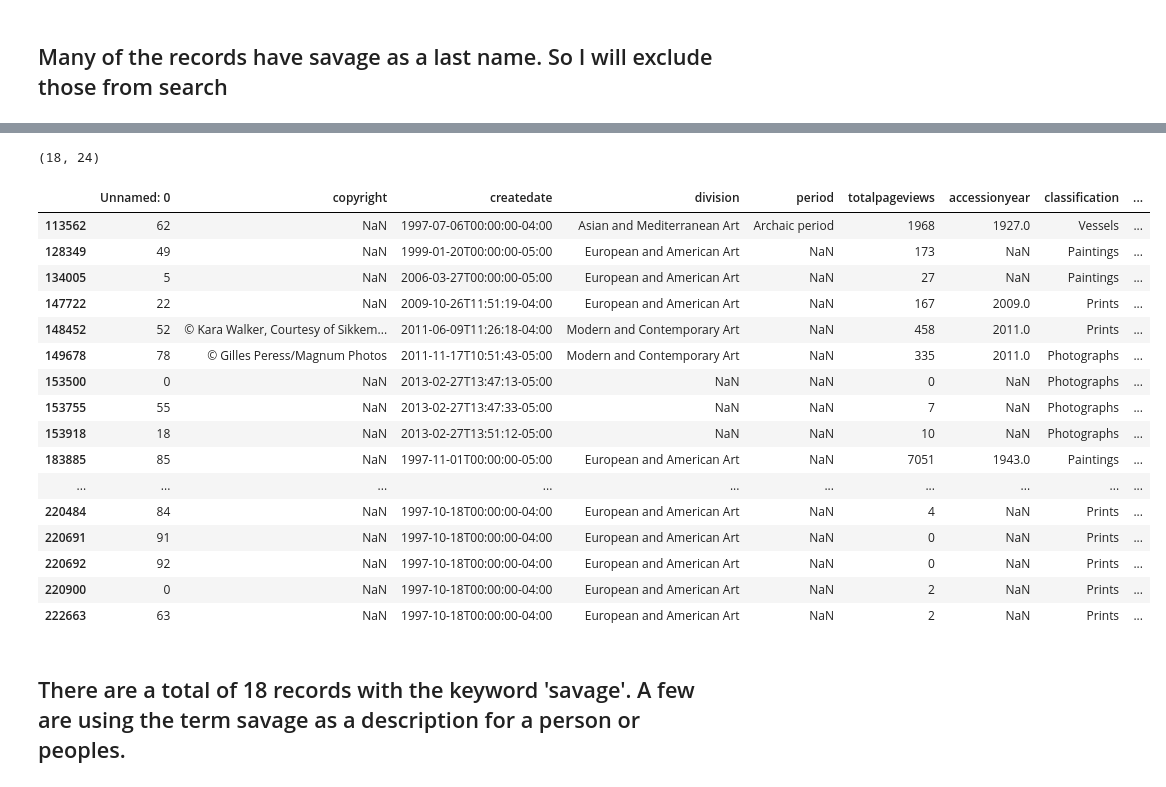
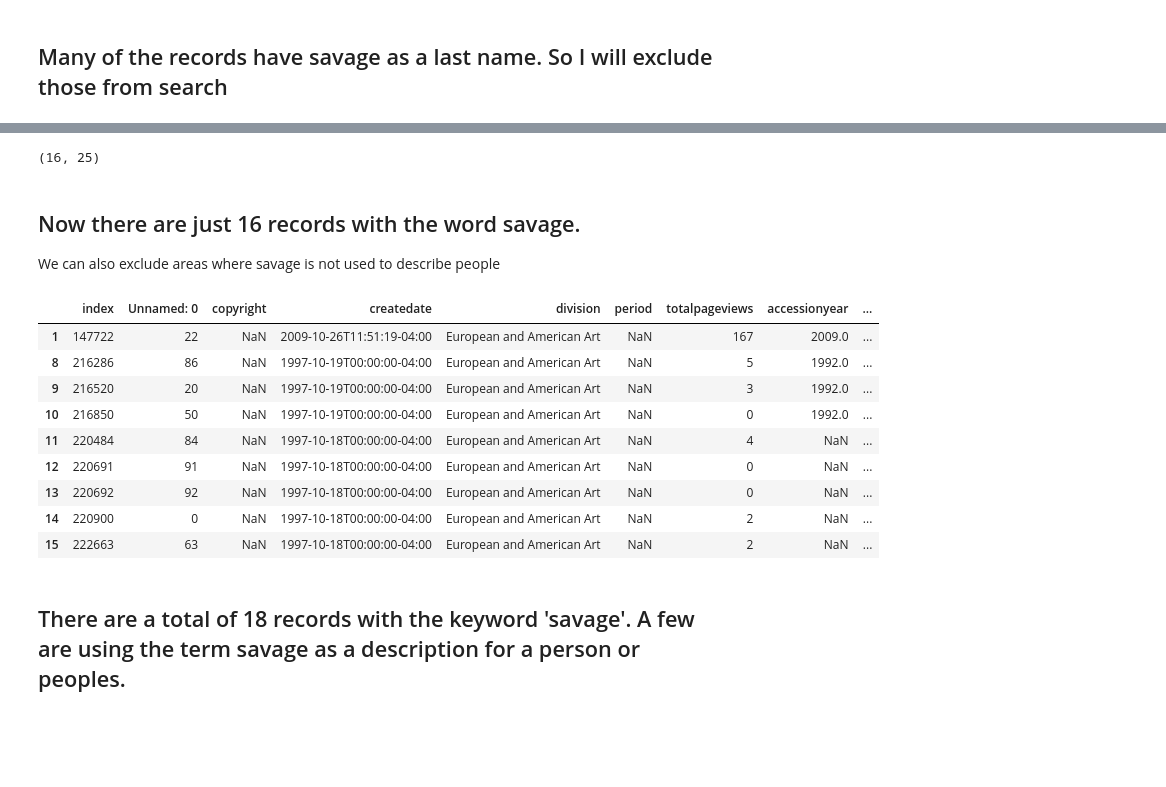
Before and after one commit to bridget-mullen/Art_Data_Project, a Jupyter notebook: EDA_bias_terms.ipynb, the cells around one changed output, grey strips where cells are left out. Cells and saved outputs as stored; diff of their text form; code cells hidden in the pictures; blank space fills up the shorter version.

```diff
--- a/EDA_bias_terms.ipynb
+++ b/EDA_bias_terms.ipynb
@@ -16,7 +16,8 @@ import re
 
 # set options
 pd.set_option('display.max_columns', None)
-pd.set_option('display.max_colwidth', 50)
+pd.set_option('display.max_colwidth',100)
+pd.set_option('display.max_rows', 100)
 import warnings
 
 
@@ -68,7 +69,7 @@ squaw_df = search_string_in_dataframe(df, 'squaw')
 # %%
 print(squaw_df.shape)
 pd.set_option('display.max_columns', None)
-pd.set_option('display.max_colwidth', 150)
+pd.set_option('display.max_colwidth', 50)
 display(squaw_df)
 print(squaw_df.title)
 # %% [output]
@@ -91,8 +92,8 @@ ne_df.to_csv('ne.csv')
 # %%
 print(f"There are {ne_df.shape[0]} entries with negro in a field.")
 pd.set_option('display.max_columns', None)
-pd.set_option('display.max_colwidth', None)
-display(ne_df[:10])
+pd.set_option('display.max_colwidth', 50)
+display(ne_df[:5])
 # %% [output]
 There are 306 entries with negro in a field.
 |  | Unnamed: 0 | copyright | creditline | createdate | division | period | totalpageviews | accessionyear | ... |
@@ -199,28 +205,29 @@ KeyError: "['provenance', 'people', 'creditline'] not found in axis"
 # %%
 sa_df = search_string_in_dataframe(sa_df, 'savage')
+sa_df = sa_df[~sa_df.title.str.contains('James Savage')]
+sa_df.reset_index(inplace = True)
 # %%
 sa_df.shape
 # %% [output]
-(18, 24)
+(16, 25)
+# %% [markdown]
+## Now there are just 16 records with the word savage.
+We can also exclude areas where savage is not used to describe people
 # %%
+pd.set_option('display.max_colwidth', 50)
+exclude_list = [0,2,3,4,5,6,7]
+sa_df= sa_df.drop(exclude_list)
 display(sa_df)
 # %% [output]
-|  | Unnamed: 0 | copyright | createdate | division | period | totalpageviews | accessionyear | classification | ... |
-| 113562 | 62 | NaN | 1997-07-06T00:00:00-04:00 | Asian and Mediterranean Art | Archaic period | 1968 | 1927.0 | Vessels | ... |
-| 128349 | 49 | NaN | 1999-01-20T00:00:00-05:00 | European and American Art | NaN | 173 | NaN | Paintings | ... |
-| 134005 | 5 | NaN | 2006-03-27T00:00:00-05:00 | European and American Art | NaN | 27 | NaN | Paintings | ... |
-| 147722 | 22 | NaN | 2009-10-26T11:51:19-04:00 | European and American Art | NaN | 167 | 2009.0 | Prints | ... |
-| 148452 | 52 | © Kara Walker, Courtesy of Sikkem... | 2011-06-09T11:26:18-04:00 | Modern and Contemporary Art | NaN | 458 | 2011.0 | Prints | ... |
-| 149678 | 78 | © Gilles Peress/Magnum Photos | 2011-11-17T10:51:43-05:00 | Modern and Contemporary Art | NaN | 335 | 2011.0 | Photographs | ... |
-| 153500 | 0 | NaN | 2013-02-27T13:47:13-05:00 | NaN | NaN | 0 | NaN | Photographs | ... |
-| 153755 | 55 | NaN | 2013-02-27T13:47:33-05:00 | NaN | NaN | 7 | NaN | Photographs | ... |
-| 153918 | 18 | NaN | 2013-02-27T13:51:12-05:00 | NaN | NaN | 10 | NaN | Photographs | ... |
-| 183885 | 85 | NaN | 1997-11-01T00:00:00-05:00 | European and American Art | NaN | 7051 | 1943.0 | Paintings | ... |
-| ... | ... | ... | ... | ... | ... | ... | ... | ... | ... |
-| 220484 | 84 | NaN | 1997-10-18T00:00:00-04:00 | European and American Art | NaN | 4 | NaN | Prints | ... |
-| 220691 | 91 | NaN | 1997-10-18T00:00:00-04:00 | European and American Art | NaN | 0 | NaN | Prints | ... |
-| 220692 | 92 | NaN | 1997-10-18T00:00:00-04:00 | European and American Art | NaN | 0 | NaN | Prints | ... |
-| 220900 | 0 | NaN | 1997-10-18T00:00:00-04:00 | European and American Art | NaN | 2 | NaN | Prints | ... |
-| 222663 | 63 | NaN | 1997-10-18T00:00:00-04:00 | European and American Art | NaN | 2 | NaN | Prints | ... |
+|  | index | Unnamed: 0 | copyright | createdate | division | period | totalpageviews | accessionyear | ... |
+| 1 | 147722 | 22 | NaN | 2009-10-26T11:51:19-04:00 | European and American Art | NaN | 167 | 2009.0 | ... |
+| 8 | 216286 | 86 | NaN | 1997-10-19T00:00:00-04:00 | European and American Art | NaN | 5 | 1992.0 | ... |
+| 9 | 216520 | 20 | NaN | 1997-10-19T00:00:00-04:00 | European and American Art | NaN | 3 | 1992.0 | ... |
+| 10 | 216850 | 50 | NaN | 1997-10-19T00:00:00-04:00 | European and American Art | NaN | 0 | 1992.0 | ... |
+| 11 | 220484 | 84 | NaN | 1997-10-18T00:00:00-04:00 | European and American Art | NaN | 4 | NaN | ... |
+| 12 | 220691 | 91 | NaN | 1997-10-18T00:00:00-04:00 | European and American Art | NaN | 0 | NaN | ... |
+| 13 | 220692 | 92 | NaN | 1997-10-18T00:00:00-04:00 | European and American Art | NaN | 0 | NaN | ... |
+| 14 | 220900 | 0 | NaN | 1997-10-18T00:00:00-04:00 | European and American Art | NaN | 2 | NaN | ... |
+| 15 | 222663 | 63 | NaN | 1997-10-18T00:00:00-04:00 | European and American Art | NaN | 2 | NaN | ... |
 # %%
 sa_df.to_csv('savage.csv')
```
Also changed, not shown: parts of 32 cells of this notebook.
